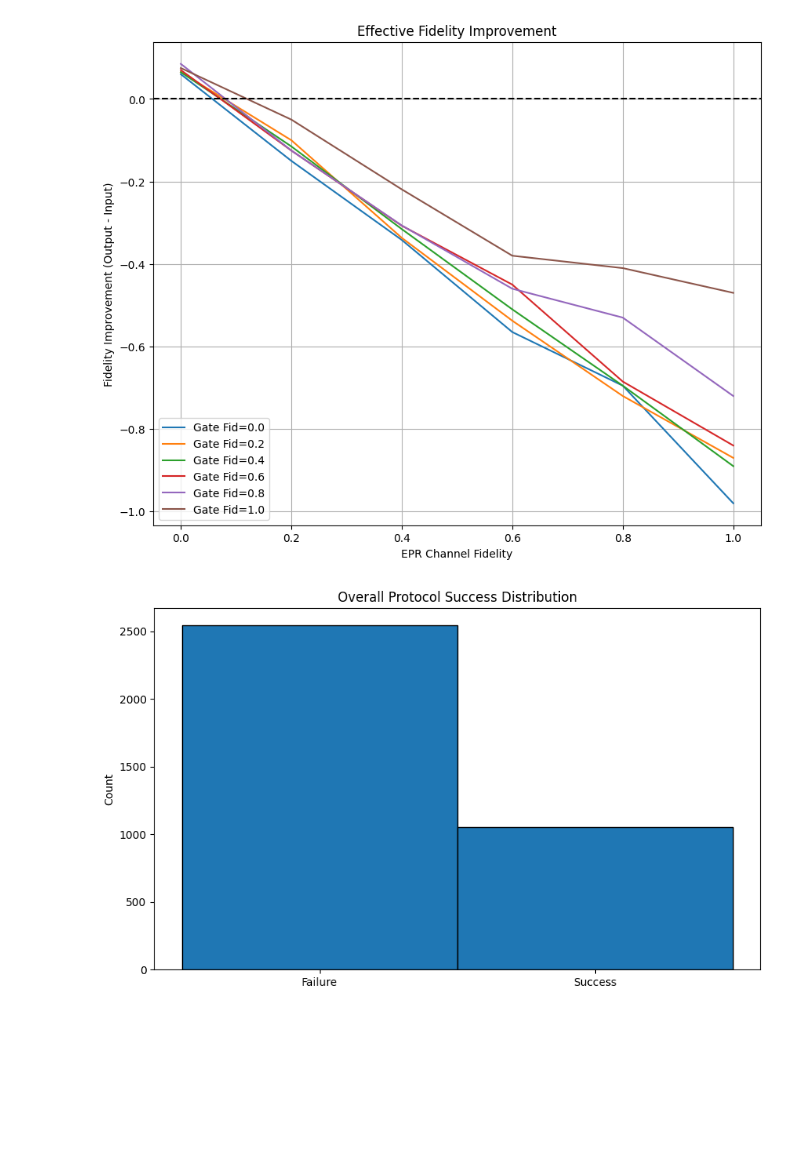
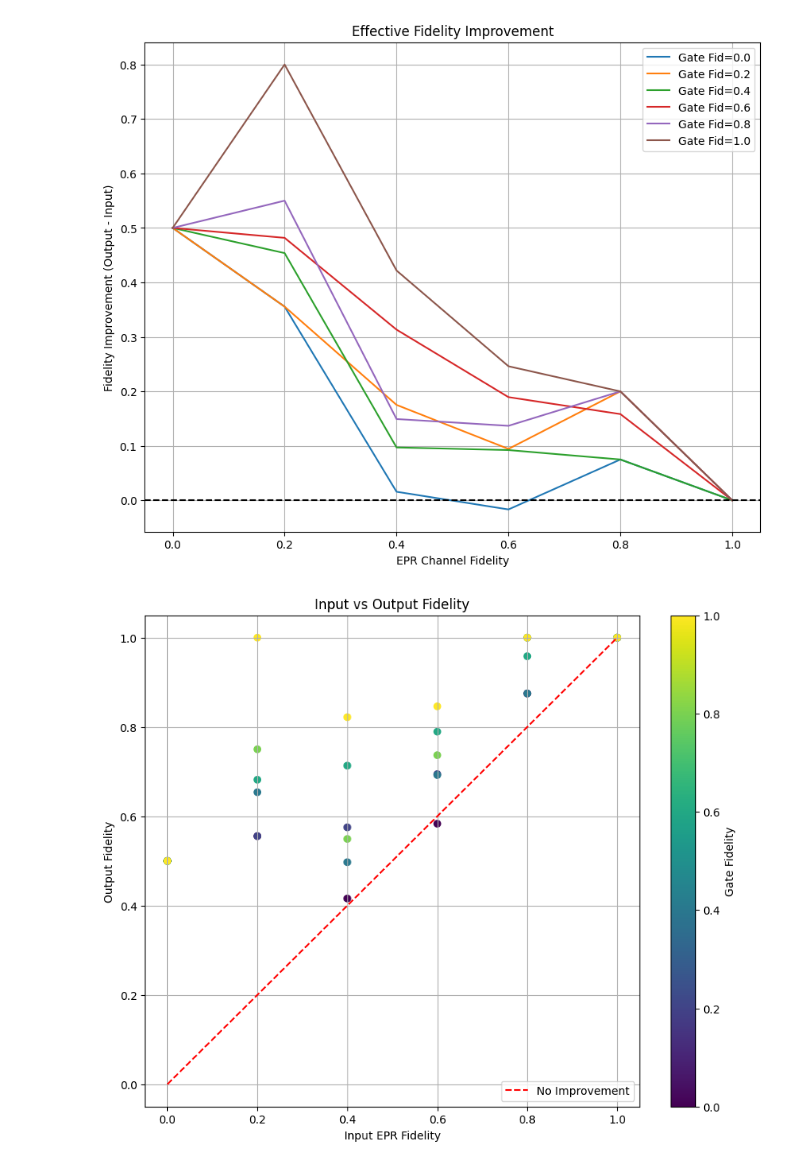
Before and after one commit to iDragos1234/CS4090, a Jupyter notebook: project/epl/epl_simulation2.ipynb, the cells around one changed output. Saved outputs shown, nothing was run; the diff lists cells and outputs as text; code cells hidden in the pictures; blank space fills up the shorter version.

```diff
--- a/project/epl/epl_simulation2.ipynb
+++ b/project/epl/epl_simulation2.ipynb
@@ -8,17 +8,17 @@ def load_and_preprocess(filepath='./out_epl.csv'):
     df = pd.read_csv(filepath)
 
     # Calculate success flag
-    df['Success'] = (df['M_Alice'] == 1) & (df['M_Bob'] == 1)
+    df['Success'] = (df['M_Alice'] == 1) & (df['M_Bob'] == 1)  # For EPL
 
-    # Calculate success probability and average fidelity per configuration
+    # Calculate success probability and success-conditioned fidelity
     grouped = df.groupby(['Gate fidelity', 'EPR channel fidelity']).agg({
         'Success': 'mean',
-        'Fidelity': 'mean'
+        'Fidelity': lambda x: x[x > 0].mean() if any(x > 0) else 0
     }).reset_index()
 
     grouped.rename(columns={
         'Success': 'Success Probability',
-        'Fidelity': 'Average Fidelity'
+        'Fidelity': 'Avg Success Fidelity'
     }, inplace=True)
 
     return df, grouped
@@ -46,7 +46,7 @@ def plot_fidelity_improvement(grouped):
 
     x = grouped['Gate fidelity']
     y = grouped['EPR channel fidelity']
-    z = grouped['Average Fidelity']
+    z = grouped['Avg Success Fidelity']
 
     sc = ax.scatter(x, y, z, c=z, cmap='plasma')
     ax.set_xlabel('Gate Fidelity')
@@ -63,7 +63,7 @@ def plot_effective_improvement(grouped):
     for gate_fid in np.unique(grouped['Gate fidelity']):
         subset = grouped[grouped['Gate fidelity'] == gate_fid]
         plt.plot(subset['EPR channel fidelity'],
-                 subset['Average Fidelity'] - subset['EPR channel fidelity'],
+                 subset['Avg Success Fidelity'] - subset['EPR channel fidelity'],
                  label=f'Gate Fid={gate_fid:.1f}')
 
     plt.axhline(0, color='black', linestyle='--')
@@ -74,19 +74,11 @@ def plot_effective_improvement(grouped):
     plt.grid(True)
     plt.show()
 
-def plot_success_distribution(raw_df):
-    plt.figure(figsize=(10, 6))
-    plt.hist(raw_df['Success'].astype(int), bins=[-0.5, 0.5, 1.5],
-             edgecolor='black', align='mid')
-    plt.xticks([0, 1], ['Failure', 'Success'])
-    plt.ylabel('Count')
-    plt.title('Overall Protocol Success Distribution')
-    plt.show()
 
 def plot_fidelity_comparison(grouped_df):
     plt.figure(figsize=(10, 8))
     plt.scatter(grouped_df['EPR channel fidelity'],
-                grouped_df['Average Fidelity'],
+                grouped_df['Avg Success Fidelity'],
                 c=grouped_df['Gate fidelity'],
                 cmap='viridis')
     plt.colorbar(label='Gate Fidelity')
@@ -104,7 +96,7 @@ def parameter_sensitivity(grouped_df):
     plt.subplot(1, 2, 1)
     for epr_fid in np.unique(grouped_df['EPR channel fidelity']):
         subset = grouped_df[grouped_df['EPR channel fidelity'] == epr_fid]
-        plt.plot(subset['Gate fidelity'], subset['Average Fidelity'],
+        plt.plot(subset['Gate fidelity'], subset['Avg Success Fidelity'],
                  label=f'EPR={epr_fid:.1f}')
     plt.xlabel('Gate Fidelity')
     plt.ylabel('Output Fidelity')
@@ -114,7 +106,7 @@ def parameter_sensitivity(grouped_df):
     plt.subplot(1, 2, 2)
     for gate_fid in np.unique(grouped_df['Gate fidelity']):
         subset = grouped_df[grouped_df['Gate fidelity'] == gate_fid]
-        plt.plot(subset['EPR channel fidelity'], subset['Average Fidelity'],
+        plt.plot(subset['EPR channel fidelity'], subset['Avg Success Fidelity'],
                  label=f'Gate={gate_fid:.1f}')
     plt.xlabel('EPR Channel Fidelity')
     plt.ylabel('Output Fidelity')
@@ -134,14 +126,13 @@ def analyze_protocol_performance():
     plot_effective_improvement(grouped_df)
 
     # New analyses
-    plot_success_distribution(raw_df)
     plot_fidelity_comparison(grouped_df)
     parameter_sensitivity(grouped_df)
 
     # Print key statistics
     print("\nKey Statistics:")
     print(f"Maximum success probability: {grouped_df['Success Probability'].max():.2f}")
-    print(f"Maximum output fidelity: {grouped_df['Average Fidelity'].max():.2f}")
+    print(f"Maximum output fidelity: {grouped_df['Avg Success Fidelity'].max():.2f}")
 
 
 # Run the analysis
@@ -152,2 +143,2 @@ analyze_protocol_performance()
-[figure, old version]
+[figure, new version]
-[figure, old version]
+[figure, new version]
```
Also changed, not shown: parts of 1 cell of this notebook, 1 other file.
